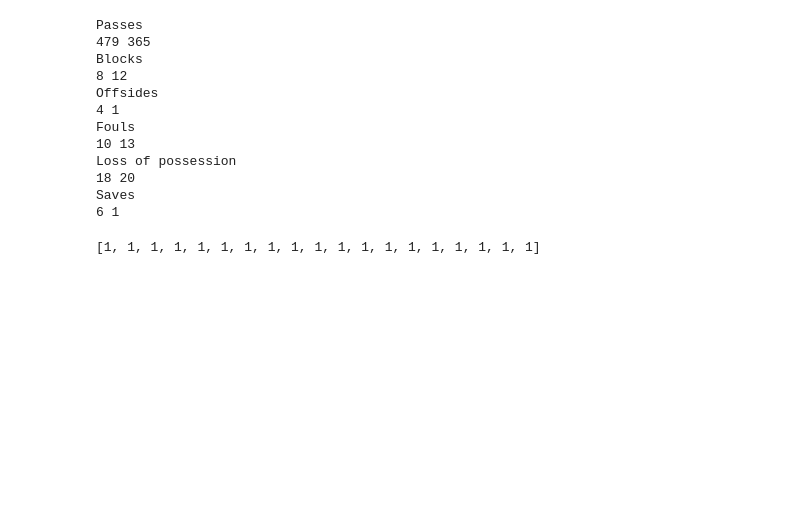
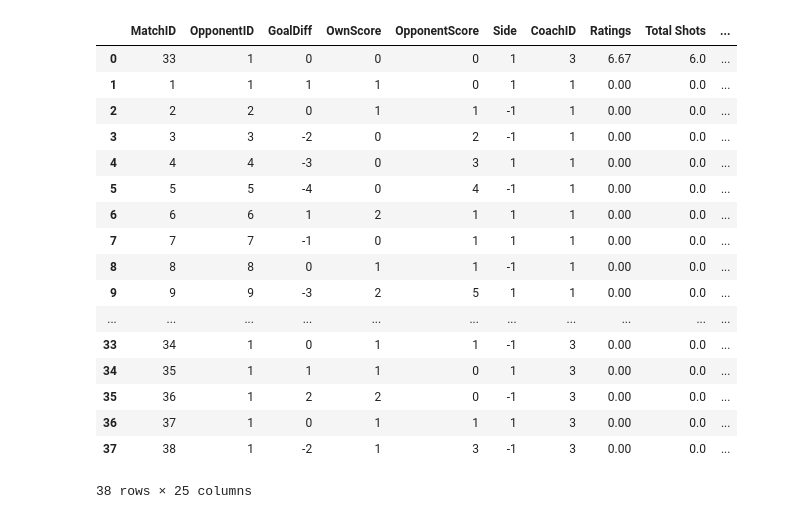
Before and after one commit to GZNGroup/2020MCM-ICM, a Jupyter notebook: 2020_Weekend1_Problems/matches.ipynb, the cells around one changed output. Cells and saved outputs as stored; diff of their text form; code cells hidden in the pictures; blank space fills up the shorter version.

```diff
--- a/2020_Weekend1_Problems/matches.ipynb
+++ b/2020_Weekend1_Problems/matches.ipynb
@@ -34,9 +34,13 @@ dataMatch
 | 36 | 37 | 1 | 0 | 1 | 1 | 1 | 3 |
 | 37 | 38 | 1 | -2 | 1 | 3 | -1 | 3 |
 # %%
-dataColumns = ['Ratings', 'Total Shots', 'Possession%', 'Pass Success%', 'Passes', 'Dribbles', 'Aerials Won', 'Tackles', 'Corners', 'Dispossessed', 'Tackles Attempted', 'Interceptions', 'Clearances', 'Blocks', 'Offsides', 'Fouls', 'Touches', 'Loss of possession', 'Saves']
+dataColumns = ['Ratings', 'Total Shots', 'Possession%', 'Pass Success%', 'Passes', 'Dribbles', 'Aerials Won', 'Tackles', 'Corners', 'Dispossessed', 'Interceptions', 'Clearances', 'Blocks', 'Offsides', 'Fouls', 'Touches', 'Loss of possession', 'Saves']
+# data = pd.DataFrame(index=range(0,38), columns=list(dataMatch.columns)+dataColumns,dtype=float)
+for i in dataColumns:
+    dataMatch[i] = 0.0
 dataColumnsDict = dict(zip(dataColumns, range(len(dataColumns))))
 dataColumnsVis  = [0 for i in range(len(dataColumns))]
+# data
 # %%
 def extractLine(line):
     words = line.strip().split()
@@ -81,30 +100,21 @@ Dispossessed
-# %%
-f = open("./txt1(1).txt")
-line = f.readline()
-while (line):
-    key = extractLine(line)
-    if (key!='' and dataColumnsVis[dataColumnsDict[key]] == 0):
-        dataColumnsVis[dataColumnsDict[key]] = 1
-        line = f.readline()
-        words = line.strip().split('-')
-        print (key,end='\n')
-        print (words[0], words[1])
-    key = ''
-    line = f.readline()
-# %% [output]
-Passes
-479 365
-Blocks
-8 12
-Offsides
-4 1
-Fouls
-10 13
-Loss of possession
-18 20
-Saves
-6 1
-# %%
-dataColumnsVis
-# %% [output]
-[1, 1, 1, 1, 1, 1, 1, 1, 1, 1, 1, 1, 1, 1, 1, 1, 1, 1, 1]
+# %%
+dataMatch
+# %% [output]
+|  | MatchID | OpponentID | GoalDiff | OwnScore | OpponentScore | Side | CoachID | Ratings | Total Shots | ... |
+| 0 | 33 | 1 | 0 | 0 | 0 | 1 | 3 | 6.67 | 6.0 | ... |
+| 1 | 1 | 1 | 1 | 1 | 0 | 1 | 1 | 0.00 | 0.0 | ... |
+| 2 | 2 | 2 | 0 | 1 | 1 | -1 | 1 | 0.00 | 0.0 | ... |
+| 3 | 3 | 3 | -2 | 0 | 2 | -1 | 1 | 0.00 | 0.0 | ... |
+| 4 | 4 | 4 | -3 | 0 | 3 | 1 | 1 | 0.00 | 0.0 | ... |
+| 5 | 5 | 5 | -4 | 0 | 4 | -1 | 1 | 0.00 | 0.0 | ... |
+| 6 | 6 | 6 | 1 | 2 | 1 | 1 | 1 | 0.00 | 0.0 | ... |
+| 7 | 7 | 7 | -1 | 0 | 1 | 1 | 1 | 0.00 | 0.0 | ... |
+| 8 | 8 | 8 | 0 | 1 | 1 | -1 | 1 | 0.00 | 0.0 | ... |
+| 9 | 9 | 9 | -3 | 2 | 5 | 1 | 1 | 0.00 | 0.0 | ... |
+| ... | ... | ... | ... | ... | ... | ... | ... | ... | ... | ... |
+| 33 | 34 | 1 | 0 | 1 | 1 | -1 | 3 | 0.00 | 0.0 | ... |
+| 34 | 35 | 1 | 1 | 1 | 0 | 1 | 3 | 0.00 | 0.0 | ... |
+| 35 | 36 | 1 | 2 | 2 | 0 | -1 | 3 | 0.00 | 0.0 | ... |
+| 36 | 37 | 1 | 0 | 1 | 1 | 1 | 3 | 0.00 | 0.0 | ... |
+| 37 | 38 | 1 | -2 | 1 | 3 | -1 | 3 | 0.00 | 0.0 | ... |
+38 rows × 25 columns
```
Also changed, not shown: parts of 3 cells of this notebook, 1 other file.
